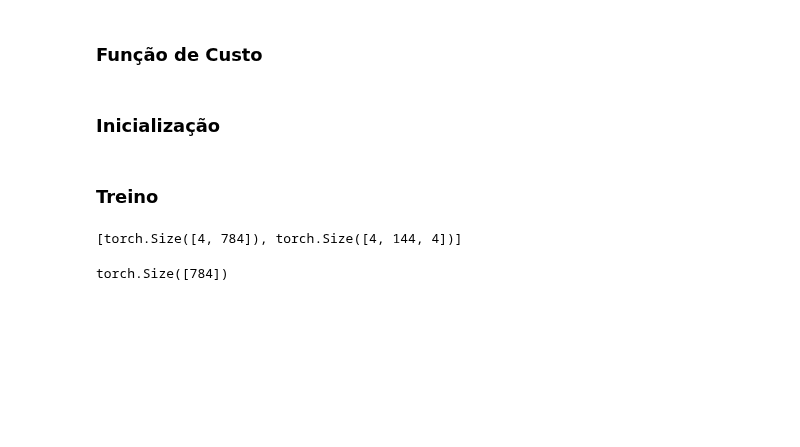
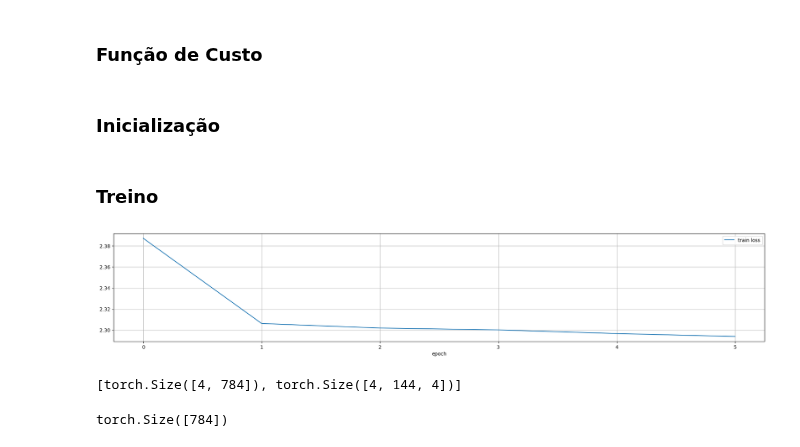
Before and after one commit to Ronnypetson/titanic, a Jupyter notebook: MNIST_Maromba.ipynb, the cells around one changed output. Drawn from its saved outputs; the diff is of its cells as text; code cells hidden in the pictures; blank space fills up the shorter version.

```diff
--- a/MNIST_Maromba.ipynb
+++ b/MNIST_Maromba.ipynb
@@ -170,6 +141,7 @@ def relu_cosine(idxu, idxv, bias=0.9):
       - bias
   )
   sim = sim.reshape(idxu.shape[:-1])
+  return sim
 # %% [markdown]
 #### Funções-valor
 # %%
@@ -492,7 +465,7 @@ class MTensor:
     b.data: pre_shape(b) x in_dim(b)
     b.idx: pre_shape(b) x in_dim(b) x d_idx
 
-    Returns 'mdot'
+    Returns "mdot"
     mdot.data: pre_shape(self) x pre_shape(b)
     mdot.idx: pre_shape(self) x pre_shape(b) x d_idx
     """
@@ -504,21 +477,37 @@ class MTensor:
     bidx = b.idx.reshape(*((-1,) + b.idx.shape[-2:]))
     # kernel = MTensor._soft_kernel
     kernel = _cosine_kernel
-    mdot = _gbmd(
-        self.data.reshape(-1, self.data.shape[-1]),
-        b.data.reshape(-1, b.data.shape[-1]),
+    # mdot = _gbmd(
+    #     self.data.reshape(-1, self.data.shape[-1]),
+    #     b.data.reshape(-1, b.data.shape[-1]),
+    #     aidx,
+    #     bidx,
+    #     kernel=kernel,
+    #     idx_part=self._idx_part,
+    # )
+    mdot = _sgbmd(
+        self.data.reshape(-1, self.data.shape[-1], 1),
+        b.data.reshape(-1, b.data.shape[-1], 1),
         aidx,
         bidx,
-        kernel=kernel,
-        idx_part=self._idx_part,
+        sim=relu_cosine,
+        f=vecprod,
     )
     mdot = mdot.reshape(apre + bpre)
     # _kernel_idx # _fast_kernel_idx # _fast_kernel_idx_sum
-    midx = _fast_kernel_idx_sum(
+    # midx = _fast_kernel_idx_sum(
+    #     aidx,
+    #     bidx,
+    #     kernel,
+    #     self._idx_part,
+    # )
+    midx = _sgbmd(
         aidx,
         bidx,
-        kernel,
-        self._idx_part,
+        aidx,
+        bidx,
+        sim=relu_cosine,
+        f=vecsum,
     )
     midx = midx.reshape(apre + bpre + (d_idx,))
     mdot = MTensor(mdot, midx, self.indexer)
@@ -821,7 +810,7 @@ num_classes = 10
 rows, cols = img_dim, img_dim
 hidden_dim = 1 * img_dim
 clf_dim = (1 + (num_classes - 1) // img_dim) * img_dim
-idx_dim = 10 # num_classes # rows + cols # + hidden_dim + clf_dim
+idx_dim = 2 # num_classes # rows + cols # + hidden_dim + clf_dim
 
 # template_x_idx = _cat2d(rows, cols, d=idx_dim)
 template_x_idx = cartesian_idx(rows, cols, d=idx_dim)
@@ -843,13 +832,13 @@ def prepare_input(x, y, device="cpu"):
 # %% [markdown]
 ### Treino
 # %%
-hidden_dim = 50
+hidden_dim = 10
 start_mode = True
 valid_mode = False
 # TODO: Visualize conv layer output
 samples = [
     # in_ch * out_ch * h * w,
-    1 * 4 * 5 * 5,
+    1 * 1 * 5 * 5,
     # 4 * 8 * 3 * 3,
     # 8 * 16 * 3 * 3,
     hidden_dim,
@@ -902,33 +891,35 @@ for epoch in range(num_epochs):
     train_log["acc"].append(np.nan)
     train_log["set"].append("train")
     train_log["epoch"].append(epoch)
   if valid_mode:
     model.eval()
     with torch.no_grad():
       for x, y in iter(test_data_loader):
         x = x.to(device)
         y = y.to(device)
         x, y = prepare_input(x, y, device=device)
         y_pred = model.forward(x)
         loss = maromba_loss(y, y_pred)
         acc = maromba_accuracy(y, y_pred)
         train_log["eval loss"].append(loss.item())
         train_log["train loss"].append(np.nan)
         train_log["acc"].append(acc.item())
         train_log["set"].append("eval")
         train_log["epoch"].append(epoch)
     group_cols = ["epoch", "train loss", "eval loss", "acc"]
   else:
     group_cols = ["epoch", "train loss"]
   df_train = pd.DataFrame(train_log)
   display.clear_output(wait=True)
   (
     df_train[group_cols]
     .groupby("epoch")
     .agg(lambda x: x.median(skipna=True))
     .plot(figsize=(24, 4), grid=True)
   )
   plt.show()
+# %% [output]
+[figure, added]
 # %%
 torch.cuda.empty_cache()
 # %%
```
Also changed, not shown: parts of 2 cells of this notebook.
